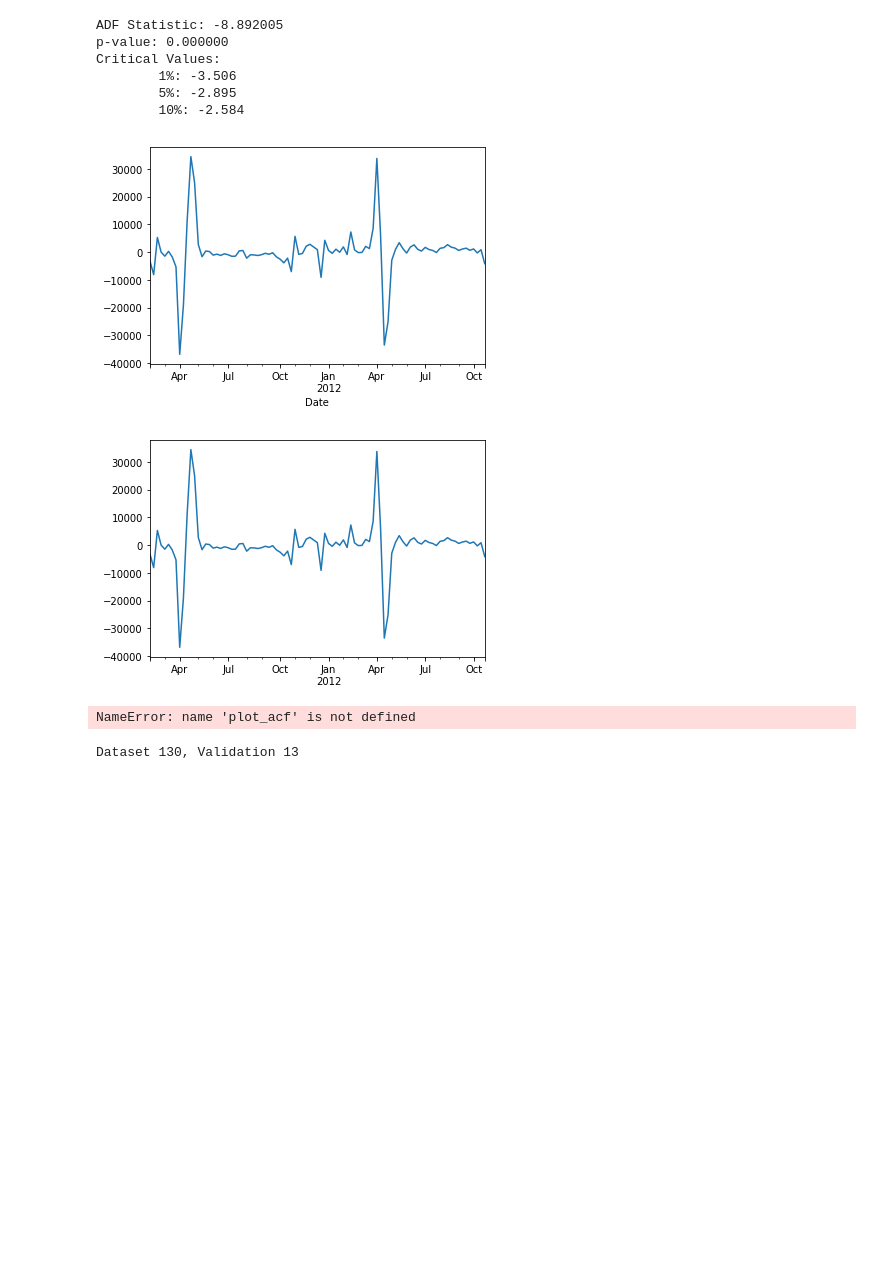
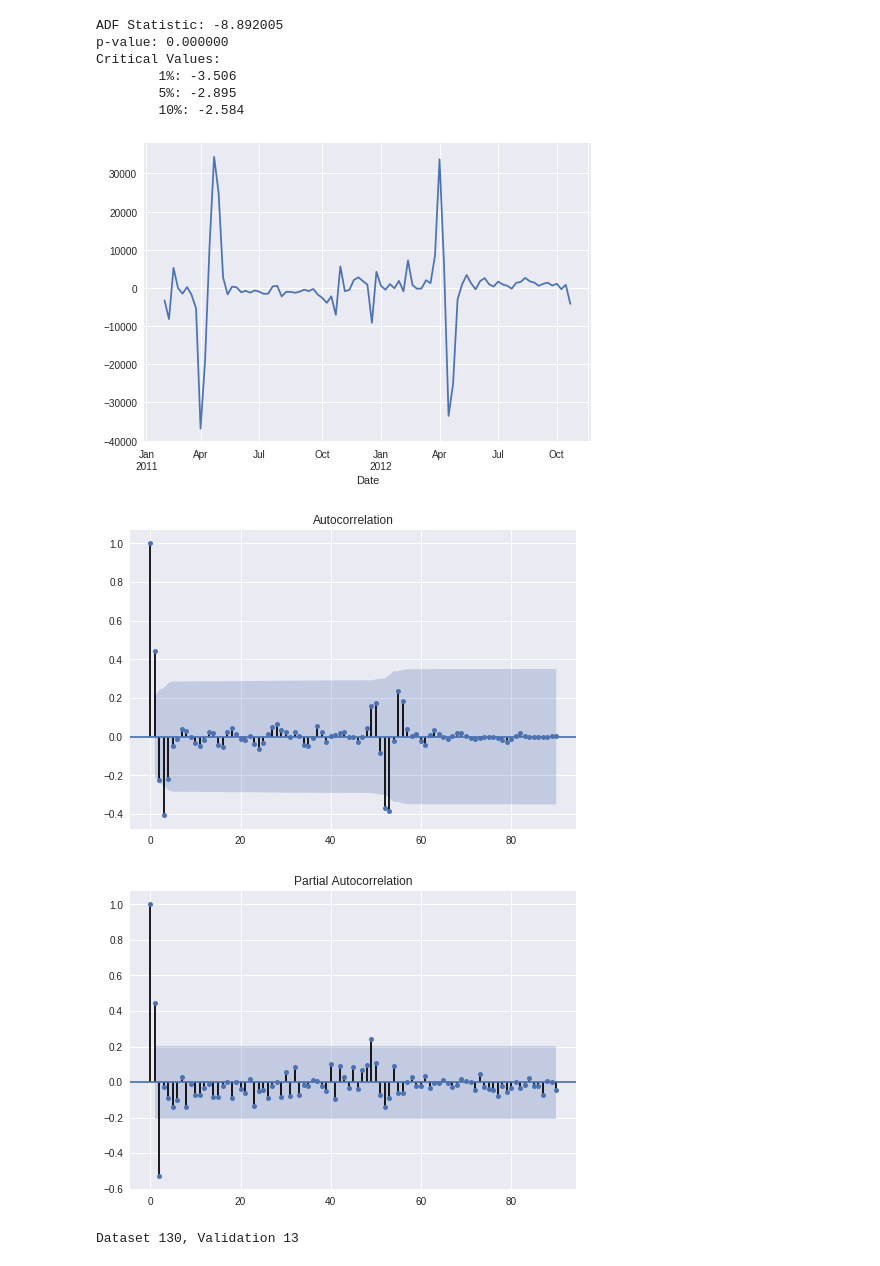
Before and after one commit to jaymahapatra/IST-718-Big-Data-Analytics-HW4, a Jupyter notebook: DeptOneTimeSeries_JM.ipynb, the cells around one changed output. Drawn from its saved outputs; the diff is of its cells as text; code cells hidden in the pictures; blank space fills up the shorter version.

```diff
--- a/DeptOneTimeSeries_JM.ipynb
+++ b/DeptOneTimeSeries_JM.ipynb
@@ -11,14 +10,14 @@ from math import sqrt
 from pandas import DataFrame
 from scipy.stats import boxcox
 # %%
-series1 = pd.read_csv('https://github.com/jaymahapatra/IST-718-Big-Data-Analytics-HW4/blob/master/Dept1.csv', header=0)
+series1 = Series.from_csv('https://raw.githubusercontent.com/jaymahapatra/IST-718-Big-Data-Analytics-HW4/master/Dept1.csv', header=0)
 print(series1.describe())
 
 
-#series25 = Series.from_csv('data/Dept25.csv', header=0)
-#print(series25.describe())
+series25 = Series.from_csv('https://raw.githubusercontent.com/jaymahapatra/IST-718-Big-Data-Analytics-HW4/master/Dept25.csv', header=0)
+print(series25.describe())
 
 
-#series80 = Series.from_csv('data/Dept80.csv', header=0)
-#print(series80.describe())
+series80 = Series.from_csv('https://raw.githubusercontent.com/jaymahapatra/IST-718-Big-Data-Analytics-HW4/master/Dept80.csv', header=0)
+print(series80.describe())
 # %% [output]
@@ -77,7 +92,7 @@ Name: Holiday, dtype: float64
 from pandas import DataFrame
 from pandas import TimeGrouper
 
-groups = series['2010':'2012'].groupby(TimeGrouper('A'))
+groups = series1['2010':'2012'].groupby(TimeGrouper('A'))
 years = DataFrame()
 pyplot.figure()
 i = 1
@@ -133,7 +166,7 @@ def difference(dataset, interval=1):
 		diff.append(value)
 	return Series(diff)
 
-series1 = Series.from_csv('data/Dept1.csv', header=0)
+series1 = Series.from_csv('https://raw.githubusercontent.com/jaymahapatra/IST-718-Big-Data-Analytics-HW4/master/Dept1.csv', header=0)
 
 X = series1.values
 X = X.astype('float32')
@@ -149,7 +182,7 @@ print('Critical Values:')
 for key, value in result[4].items():
 	print('\t%s: %.3f' % (key, value))
 # save
-stationary.to_csv('data/stationary.csv')
+#stationary.to_csv('data/stationary.csv')
 # plot
 stationary.plot()
 pyplot.show()
@@ -160,7 +193,7 @@ Critical Values:
         1%: -3.506
         5%: -2.895
         10%: -2.584
-[figure, old version]
+[figure, new version]
 # %%
 # invert differenced value
 def inverse_difference(history, yhat, interval=1):
@@ -168,22 +201,26 @@ def inverse_difference(history, yhat, interval=1):
 # %%
 # USING STATIONARY TIME SERIES LOOK FOR ACF & PACF
 
-series = Series.from_csv('data/stationary.csv')
+#series1 = Series.from_csv('')
 
-series.plot()
+#series.plot()
+#pyplot.show()
+
+
+from statsmodels.graphics.tsaplots import plot_acf
+from statsmodels.graphics.tsaplots import plot_pacf
+
+plot_acf(stationary, ax=pyplot.gca())
 pyplot.show()
 
-#plot_acf(series, ax=pyplot.gca())
-#pyplot.show()
-
-#plot_pacf(series, ax=pyplot.gca())
-#pyplot.show()
+plot_pacf(stationary, ax=pyplot.gca())
+pyplot.show()
 
 ## DEPICTS SOME SEASONALITY IN PACF STILL
 ## START POINT FOR ARIMA COULD BE 2,1,1
 # %% [output]
-[figure, old version]
+[figure, new version]
-NameError: name 'plot_acf' is not defined
+[figure, added]
 # %%
 # CREATE TRAIN-TEST DATA
 # DATA IS WEEKLY FOR 2+ years
```
Also changed, not shown: parts of 13 cells of this notebook.
